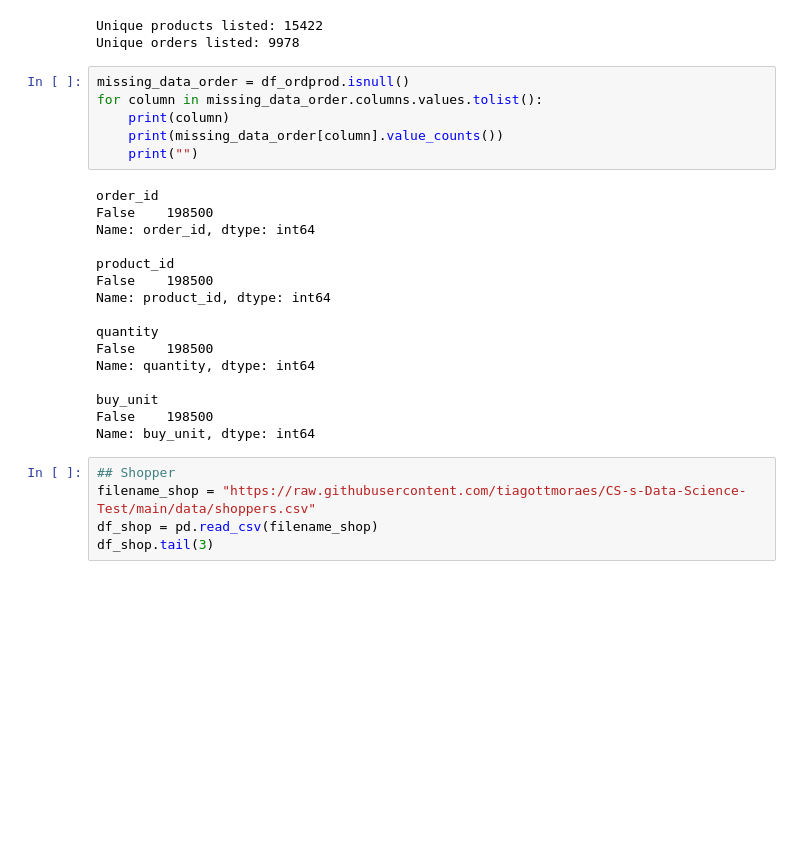
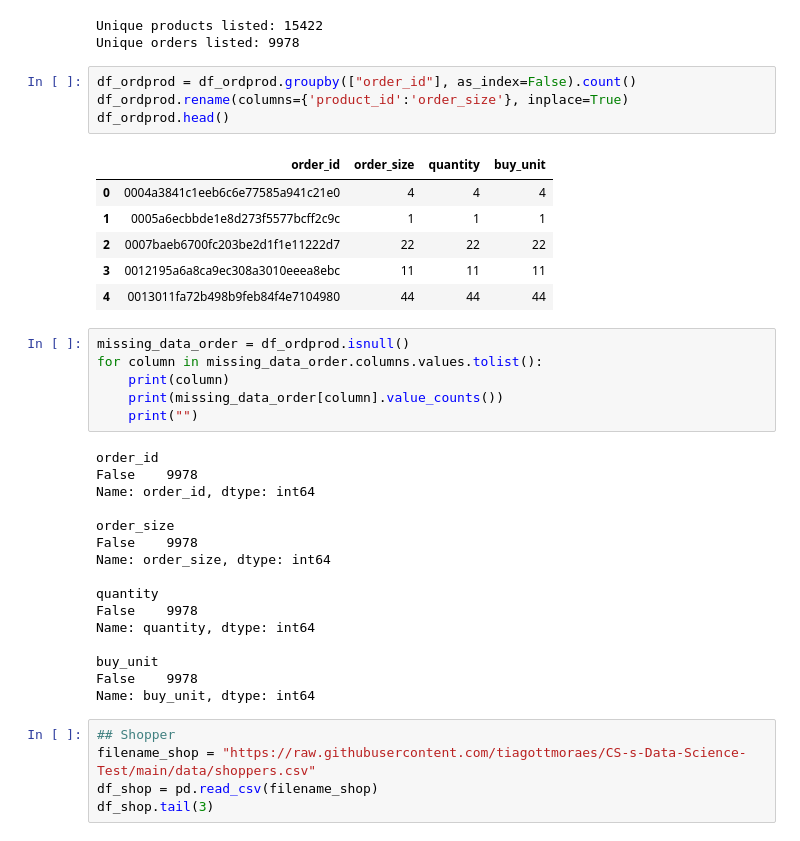
Before and after one commit to tiagottmoraes/CS-s-Data-Science-Example, a Jupyter notebook: ETL.ipynb, the cells around one changed output. Drawn from its saved outputs; the diff is of its cells as text; blank space fills up the shorter version.

```diff
--- a/ETL.ipynb
+++ b/ETL.ipynb
@@ -32,6 +34,17 @@ print('Unique products listed:', df_ordprod['product_id'].nunique(),'\n'
 # %% [output]
 Unique products listed: 15422
 Unique orders listed: 9978
+# %%
+df_ordprod = df_ordprod.groupby(["order_id"], as_index=False).count()
+df_ordprod.rename(columns={'product_id':'order_size'}, inplace=True)
+df_ordprod.head()
+# %% [output]
+|  | order_id | order_size | quantity | buy_unit |
+| 0 | 0004a3841c1eeb6c6e77585a941c21e0 | 4 | 4 | 4 |
+| 1 | 0005a6ecbbde1e8d273f5577bcff2c9c | 1 | 1 | 1 |
+| 2 | 0007baeb6700fc203be2d1f1e11222d7 | 22 | 22 | 22 |
+| 3 | 0012195a6a8ca9ec308a3010eeea8ebc | 11 | 11 | 11 |
+| 4 | 0013011fa72b498b9feb84f4e7104980 | 44 | 44 | 44 |
 # %%
 missing_data_order = df_ordprod.isnull()
 for column in missing_data_order.columns.values.tolist():
@@ -40,19 +53,19 @@ for column in missing_data_order.columns.values.tolist():
     print("")
 # %% [output]
 order_id
-False    198500
+False    9978
 Name: order_id, dtype: int64
 
-product_id
-False    198500
-Name: product_id, dtype: int64
+order_size
+False    9978
+Name: order_size, dtype: int64
 
 quantity
-False    198500
+False    9978
 Name: quantity, dtype: int64
 
 buy_unit
-False    198500
+False    9978
 Name: buy_unit, dtype: int64
 # %%
 ## Shopper
```
Also changed, not shown: parts of 21 cells of this notebook.
